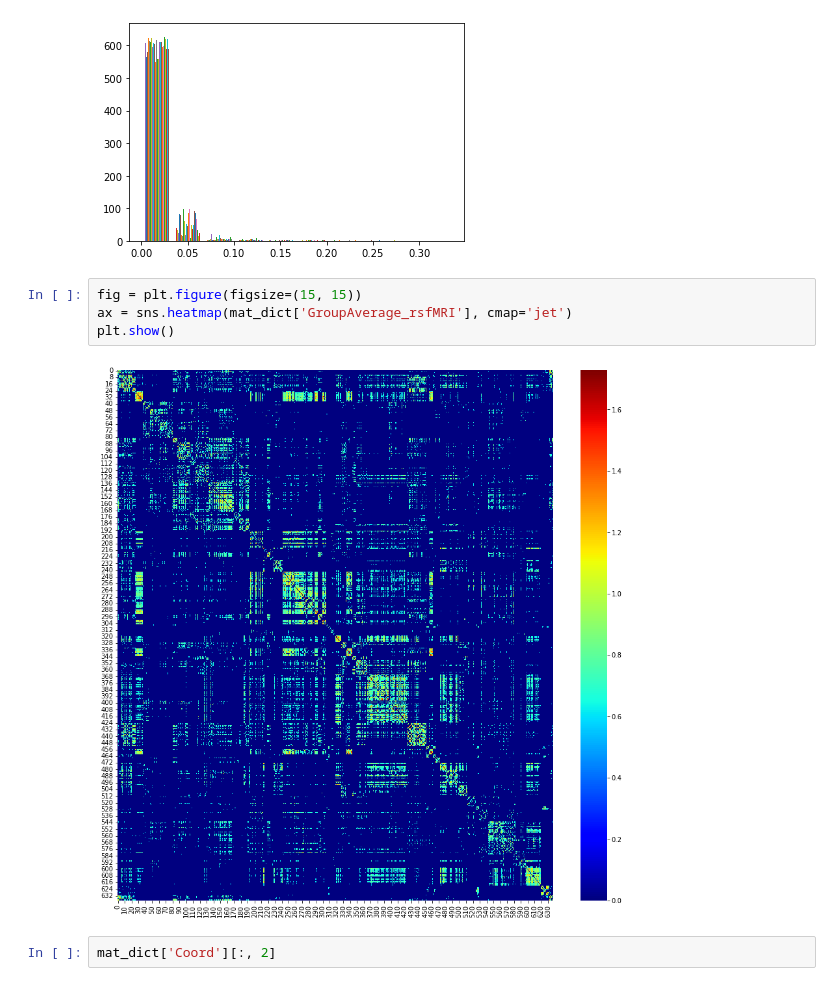
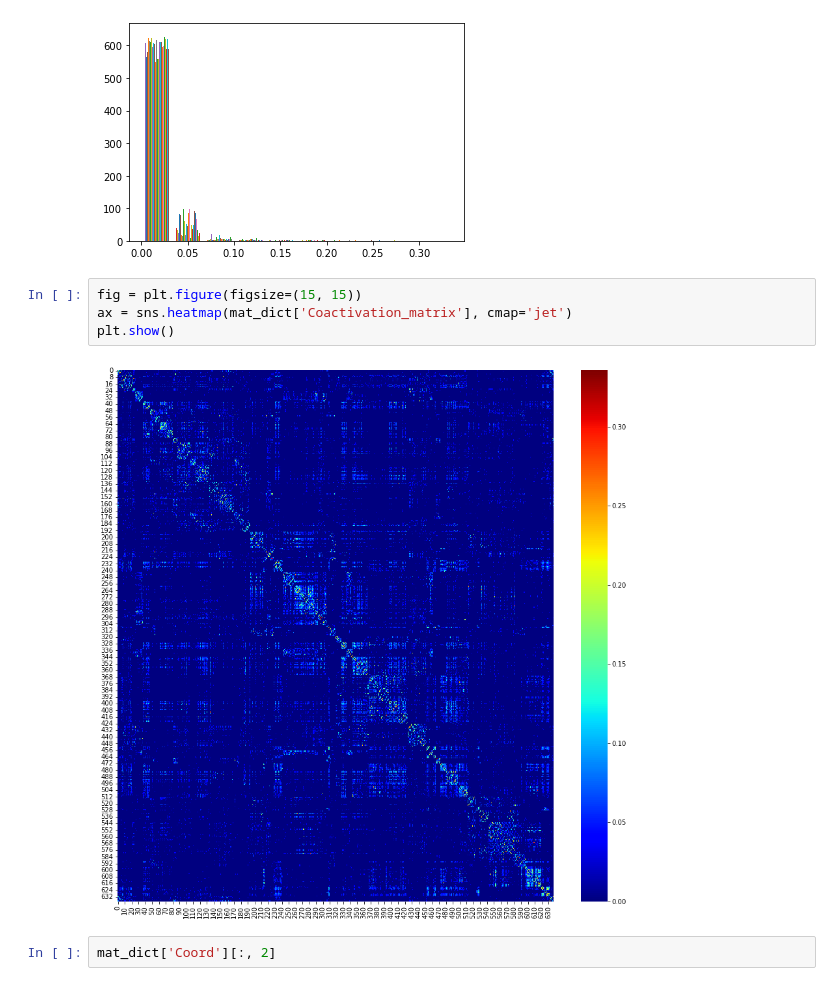
Before and after one commit to Fernando-JAL/Neurociencias-2025-1, a Jupyter notebook: S_03_Clases/09 BCT/Coactivation_matrix.ipynb, the cells around one changed output. Cells and saved outputs as stored; diff of their text form.

```diff
--- a/S_03_Clases/09 BCT/Coactivation_matrix.ipynb
+++ b/S_03_Clases/09 BCT/Coactivation_matrix.ipynb
@@ -91,10 +91,10 @@ plt.hist(mat_dict['Coactivation_matrix'])
 [figure]
 # %%
 fig = plt.figure(figsize=(15, 15))
-ax = sns.heatmap(mat_dict['GroupAverage_rsfMRI'], cmap='jet')
+ax = sns.heatmap(mat_dict['Coactivation_matrix'], cmap='jet')
 plt.show()
 # %% [output]
-[figure, old version]
+[figure, new version]
 # %%
 mat_dict['Coord'][:, 2]
 # %% [output]
```
Also changed, not shown: parts of 1 cell of this notebook, 4 other files.
